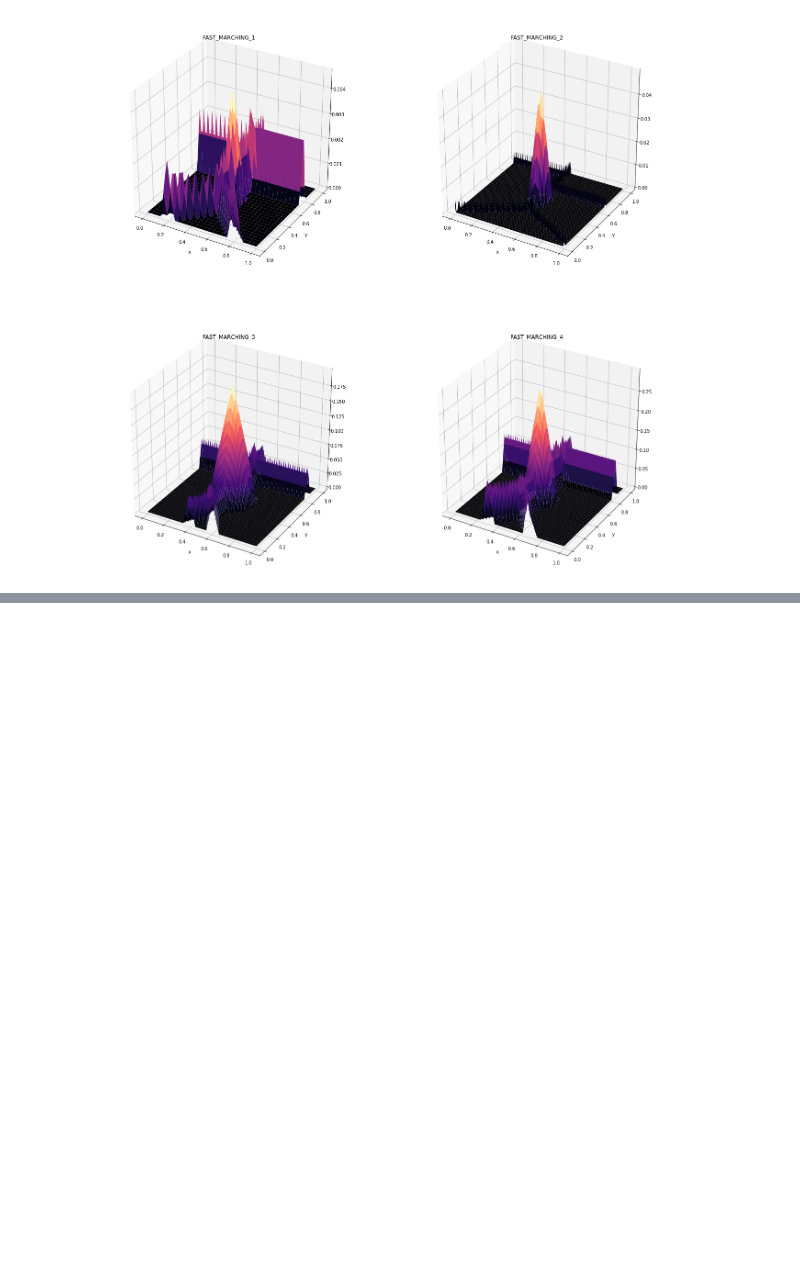
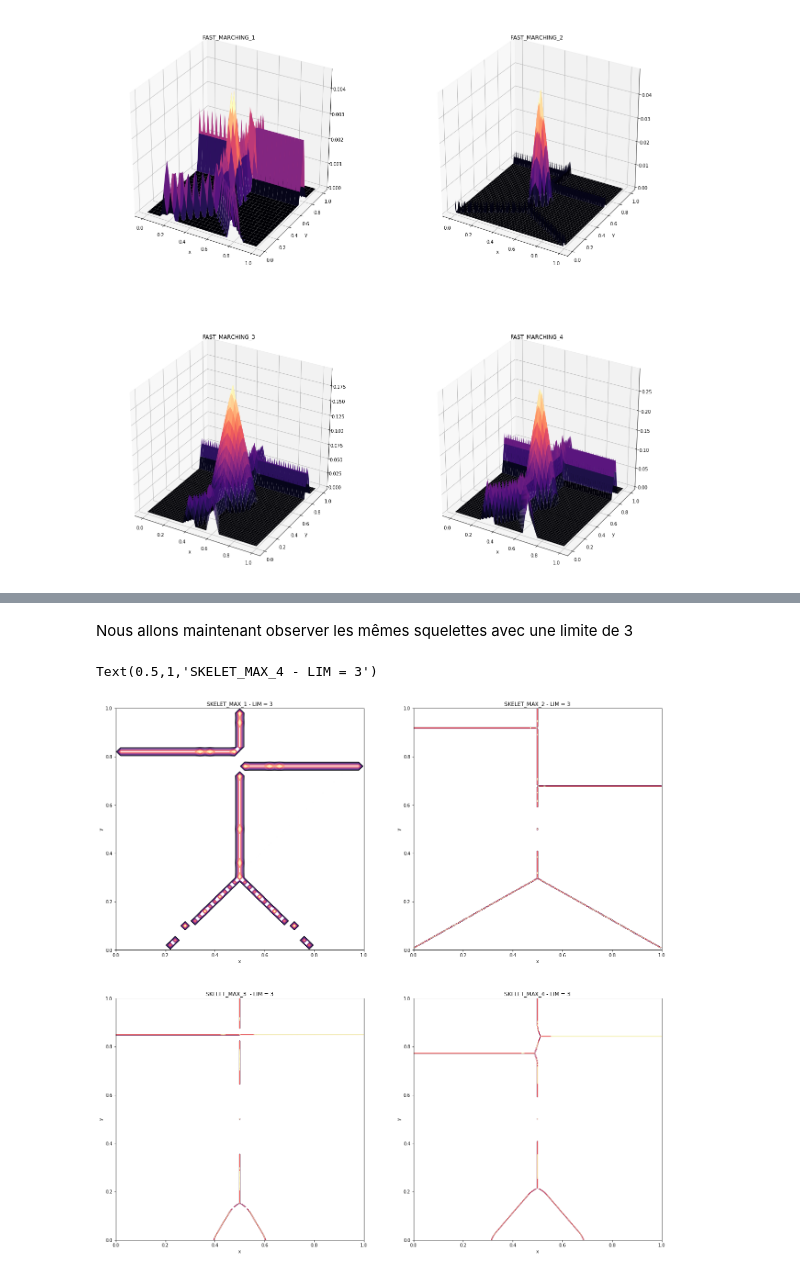
Before and after one commit to ThomasPhilibert0/cours, a Jupyter notebook: ANEVRISME/Projet_Anevrisme.ipynb, the cells around one changed output, grey strips where cells are left out. Cells and saved outputs as stored; diff of their text form; code cells hidden in the pictures; blank space fills up the shorter version.

```diff
--- a/ANEVRISME/Projet_Anevrisme.ipynb
+++ b/ANEVRISME/Projet_Anevrisme.ipynb
@@ -767,0 +713,52 @@ Text(0.5,0.92,'SKELET_MAX_4')
+# %% [markdown]
+Nous allons maintenant observer les mêmes squelettes avec une limite de 3
+# %%
+SKELET_MAX_1_2 = skeleton_maxloc(50,F_M_1,3)
+SKELET_MAX_2_2 = skeleton_maxloc(500,F_M_2,3)
+SKELET_MAX_3_2 = skeleton_maxloc(1000,F_M_3,3)
+SKELET_MAX_4_2 = skeleton_maxloc(2000,F_M_4,3)
+# %%
+fig = plt.figure(figsize = [22,22])
+
+#SKELET_MAX_1
+ax = fig.add_subplot(221)
+x = np.linspace(0,1,51)
+y = np.linspace(0,1,51)
+X,Y = np.meshgrid(x,y)
+ax.contour(X,Y,SKELET_MAX_1_2, cmap = 'magma')
+plt.xlabel("x")
+plt.ylabel("y")
+plt.title("SKELET_MAX_1 - LIM = 3")
+
+#SKELET_MAX_2
+ax = fig.add_subplot(222)
+x = np.linspace(0,1,501)
+y = np.linspace(0,1,501)
+X,Y = np.meshgrid(x,y)
+ax.contour(X,Y,SKELET_MAX_2_2, cmap = 'magma')
+plt.xlabel("x")
+plt.ylabel("y")
+plt.title("SKELET_MAX_2 - LIM = 3")
+
+#SKELET_MAX_3
+ax = fig.add_subplot(223)
+x = np.linspace(0,1,1001)
+y = np.linspace(0,1,1001)
+X,Y = np.meshgrid(x,y)
+ax.contour(X,Y,SKELET_MAX_3_2, cmap = 'magma')
+plt.xlabel("x")
+plt.ylabel("y")
+plt.title("SKELET_MAX_3  - LIM = 3")
+
+#SKELET_MAX_4
+ax = fig.add_subplot(224)
+x = np.linspace(0,1,2001)
+y = np.linspace(0,1,2001)
+X,Y = np.meshgrid(x,y)
+ax.contour(X,Y,SKELET_MAX_4_2, cmap = 'magma')
+plt.xlabel("x")
+plt.ylabel("y")
+plt.title("SKELET_MAX_4 - LIM = 3")
+# %% [output]
+Text(0.5,1,'SKELET_MAX_4 - LIM = 3')
+[figure, added]
```
Also changed, not shown: parts of 32 cells of this notebook.
